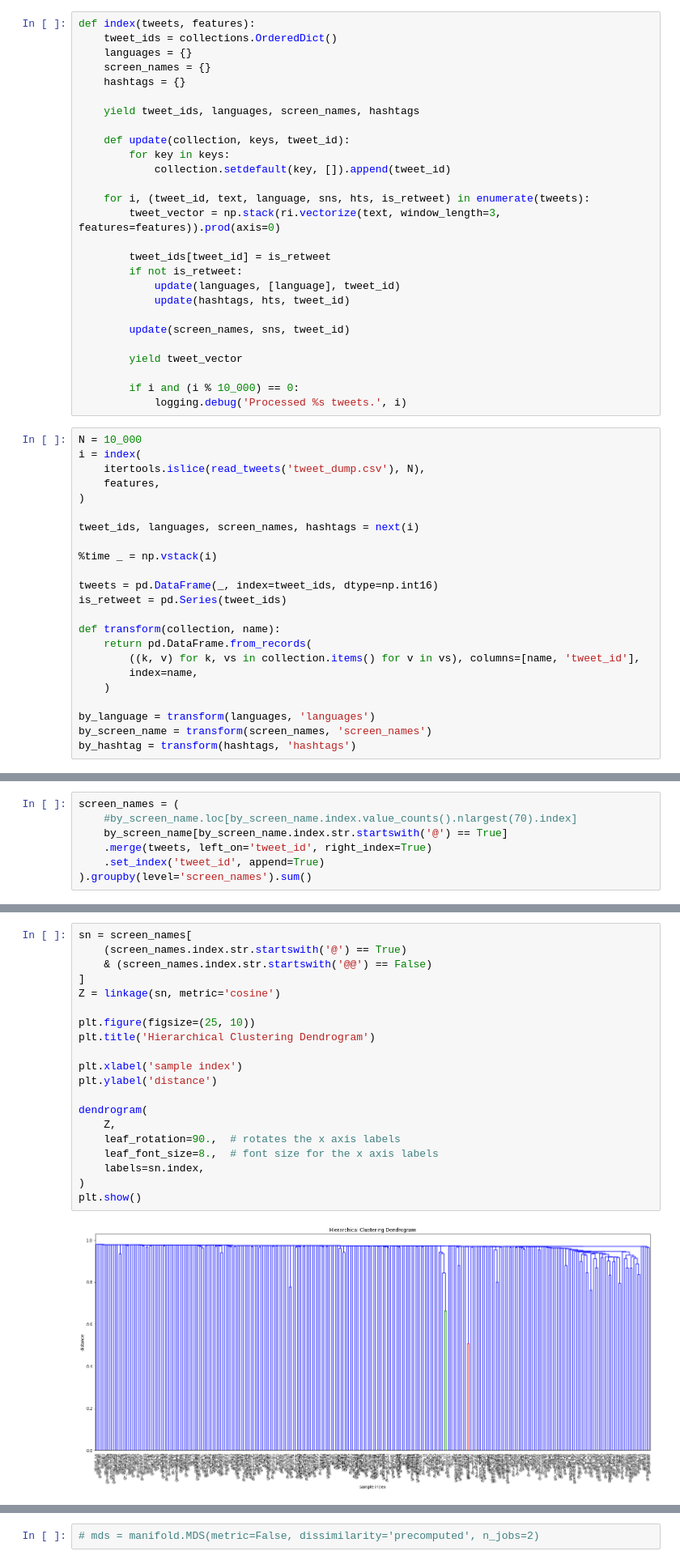
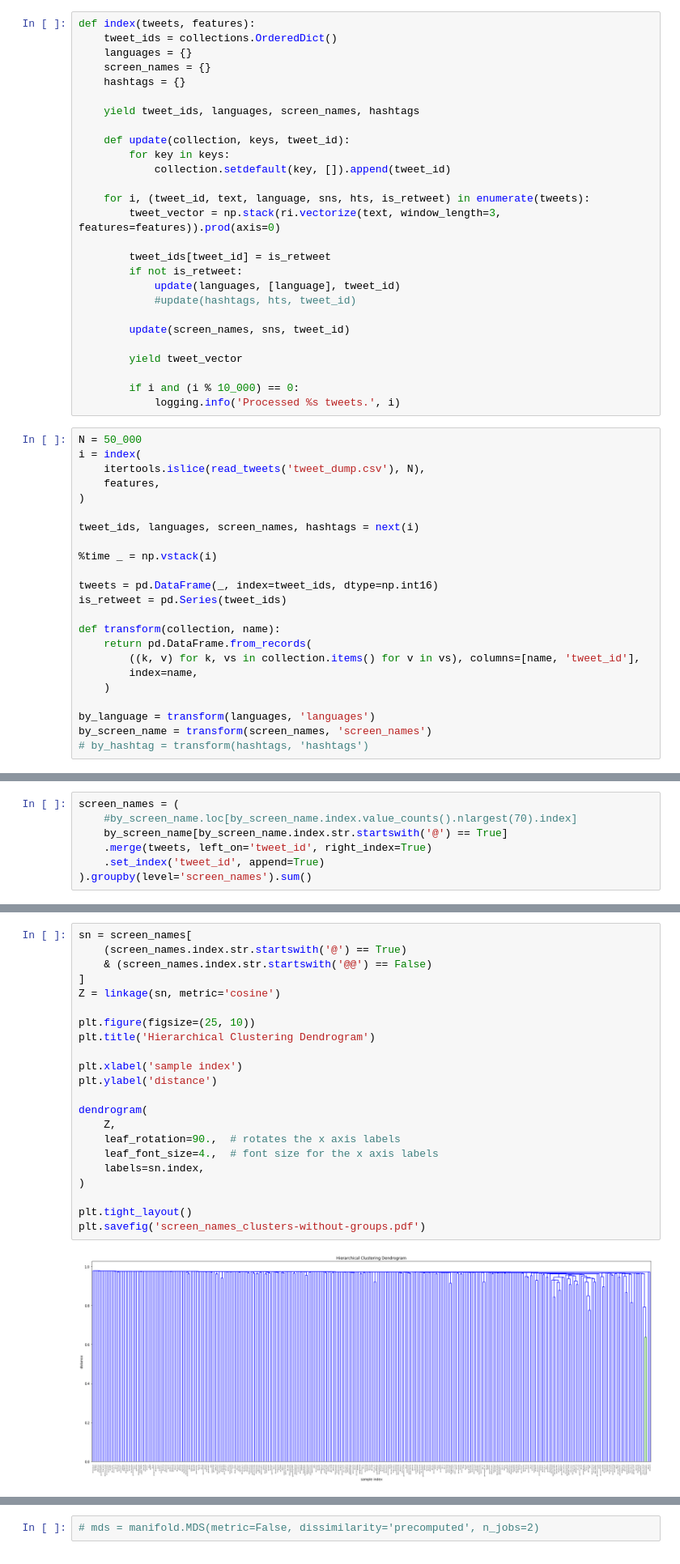
Before and after one commit to dimazest/2018-lv2, a Jupyter notebook: supplement/Sandbox.ipynb, the cells around one changed output, grey strips where cells are left out. Shown at 81% size. Saved outputs shown, nothing was run; the diff lists cells and outputs as text.

```diff
--- a/supplement/Sandbox.ipynb
+++ b/supplement/Sandbox.ipynb
@@ -71,16 +71,16 @@ def index(tweets, features):
         tweet_ids[tweet_id] = is_retweet
         if not is_retweet:
             update(languages, [language], tweet_id)
-            update(hashtags, hts, tweet_id)
+            #update(hashtags, hts, tweet_id)
 
         update(screen_names, sns, tweet_id)
 
         yield tweet_vector
 
         if i and (i % 10_000) == 0:
-            logging.debug('Processed %s tweets.', i)
+            logging.info('Processed %s tweets.', i)
 # %%
-N = 10_000
+N = 50_000
 i = index(
     itertools.islice(read_tweets('tweet_dump.csv'), N),
     features,
@@ -101,5 +101,5 @@ def transform(collection, name):
 
 by_language = transform(languages, 'languages')
 by_screen_name = transform(screen_names, 'screen_names')
-by_hashtag = transform(hashtags, 'hashtags')
+# by_hashtag = transform(hashtags, 'hashtags')
 # %% [output]
@@ -137,25 +141,27 @@ plt.savefig('screen_names_clusters.pdf')
 # %%
 sn = screen_names[
     (screen_names.index.str.startswith('@') == True)
     & (screen_names.index.str.startswith('@@') == False)
 ]
 Z = linkage(sn, metric='cosine')
 
 plt.figure(figsize=(25, 10))
 plt.title('Hierarchical Clustering Dendrogram')
 
 plt.xlabel('sample index')
 plt.ylabel('distance')
 
 dendrogram(
     Z,
     leaf_rotation=90.,  # rotates the x axis labels
-    leaf_font_size=8.,  # font size for the x axis labels
+    leaf_font_size=4.,  # font size for the x axis labels
     labels=sn.index,
 )
-plt.show()
+
+plt.tight_layout()
+plt.savefig('screen_names_clusters-without-groups.pdf')
 # %% [output]
-[figure, old version]
+[figure, new version]
 # %%
 def plot(entities, figsize=(20, 10), tracked_only=False):
     _ = manifold.MDS(metric=False, dissimilarity='precomputed', n_jobs=2)
```
Also changed, not shown: parts of 8 cells of this notebook.
